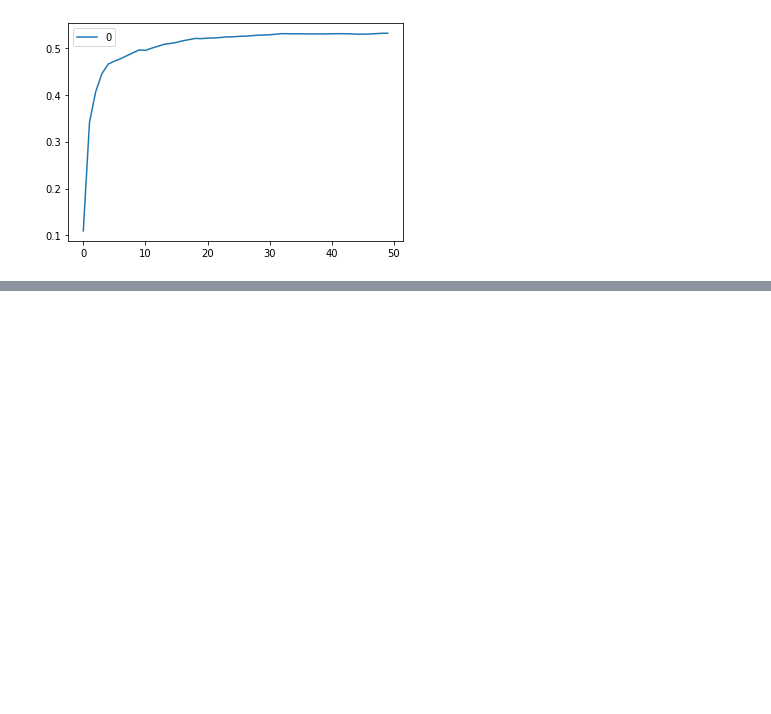
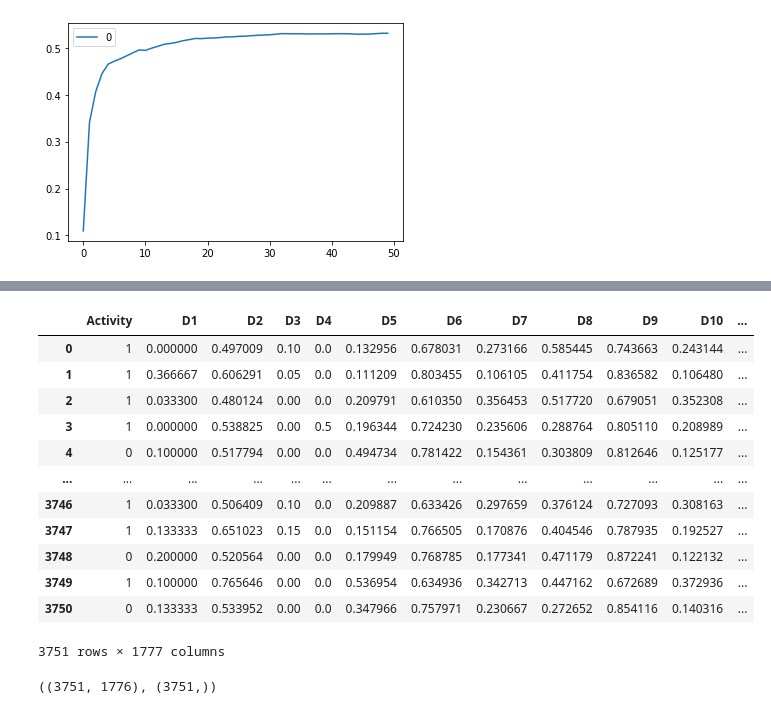
Before and after one commit to sidorkinandrew/kaggle, a Jupyter notebook: coursera/HSE_introML/Coursera_HSE_Intro_ML_week_5_tasks.ipynb, the cells around one changed output, grey strips where cells are left out. Cells and saved outputs as stored; diff of their text form; code cells hidden in the pictures; blank space fills up the shorter version.

```diff
--- a/coursera/HSE_introML/Coursera_HSE_Intro_ML_week_5_tasks.ipynb
+++ b/coursera/HSE_introML/Coursera_HSE_Intro_ML_week_5_tasks.ipynb
@@ -117,0 +125,18 @@ result_mean[result_mean[0]>.52]
+# %%
+dataset_path = '/content/drive/My Drive/coursera/Week 5/week_5_gbm-data.csv'
+data = pd.read_csv(dataset_path)
+data
+# %% [output]
+|  | Activity | D1 | D2 | D3 | D4 | D5 | D6 | D7 | D8 | D9 | D10 | ... |
+| 0 | 1 | 0.000000 | 0.497009 | 0.10 | 0.0 | 0.132956 | 0.678031 | 0.273166 | 0.585445 | 0.743663 | 0.243144 | ... |
+| 1 | 1 | 0.366667 | 0.606291 | 0.05 | 0.0 | 0.111209 | 0.803455 | 0.106105 | 0.411754 | 0.836582 | 0.106480 | ... |
+| 2 | 1 | 0.033300 | 0.480124 | 0.00 | 0.0 | 0.209791 | 0.610350 | 0.356453 | 0.517720 | 0.679051 | 0.352308 | ... |
+| 3 | 1 | 0.000000 | 0.538825 | 0.00 | 0.5 | 0.196344 | 0.724230 | 0.235606 | 0.288764 | 0.805110 | 0.208989 | ... |
+| 4 | 0 | 0.100000 | 0.517794 | 0.00 | 0.0 | 0.494734 | 0.781422 | 0.154361 | 0.303809 | 0.812646 | 0.125177 | ... |
+| ... | ... | ... | ... | ... | ... | ... | ... | ... | ... | ... | ... | ... |
+| 3746 | 1 | 0.033300 | 0.506409 | 0.10 | 0.0 | 0.209887 | 0.633426 | 0.297659 | 0.376124 | 0.727093 | 0.308163 | ... |
+| 3747 | 1 | 0.133333 | 0.651023 | 0.15 | 0.0 | 0.151154 | 0.766505 | 0.170876 | 0.404546 | 0.787935 | 0.192527 | ... |
+| 3748 | 0 | 0.200000 | 0.520564 | 0.00 | 0.0 | 0.179949 | 0.768785 | 0.177341 | 0.471179 | 0.872241 | 0.122132 | ... |
+| 3749 | 1 | 0.100000 | 0.765646 | 0.00 | 0.0 | 0.536954 | 0.634936 | 0.342713 | 0.447162 | 0.672689 | 0.372936 | ... |
+| 3750 | 0 | 0.133333 | 0.533952 | 0.00 | 0.0 | 0.347966 | 0.757971 | 0.230667 | 0.272652 | 0.854116 | 0.140316 | ... |
+3751 rows × 1777 columns
@@ -117,0 +146,4 @@ result_mean[result_mean[0]>.52]
+# %%
+X.shape, y.shape
+# %% [output]
+((3751, 1776), (3751,))
```
Also changed, not shown: parts of 11 cells of this notebook.
